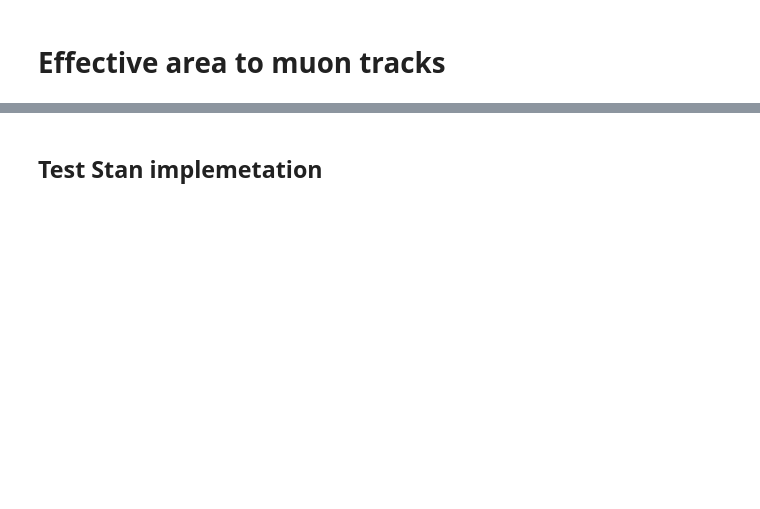
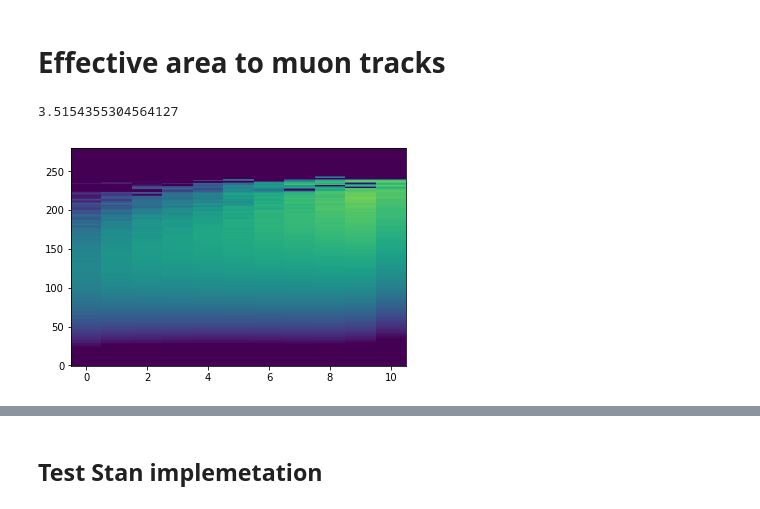
Before and after one commit to specktakel/hierarchical_nu, a Jupyter notebook: dev/statistical_model/4_tracks_and_cascades/mu_tracks_Aeff.ipynb, the cells around one changed output, grey strips where cells are left out. Saved outputs shown, nothing was run; the diff lists cells and outputs as text; code cells hidden in the pictures; blank space fills up the shorter version.

```diff
--- a/dev/statistical_model/4_tracks_and_cascades/mu_tracks_Aeff.ipynb
+++ b/dev/statistical_model/4_tracks_and_cascades/mu_tracks_Aeff.ipynb
@@ -12,3 +14,9 @@ from aeff_calculator.aeff_calculator import effective_area_tracks
 # %%
 aeff = effective_area_tracks()
+# %%
+plt.imshow(aeff.log10_aeff_smooth, aspect='auto', origin='lower', vmin=-2, vmax=5)
+np.max(aeff.log10_aeff_smooth)
+# %% [output]
+3.5154355304564127
+[figure, added]
 # %%
```
Also changed, not shown: parts of 16 cells of this notebook, 6 other files.
